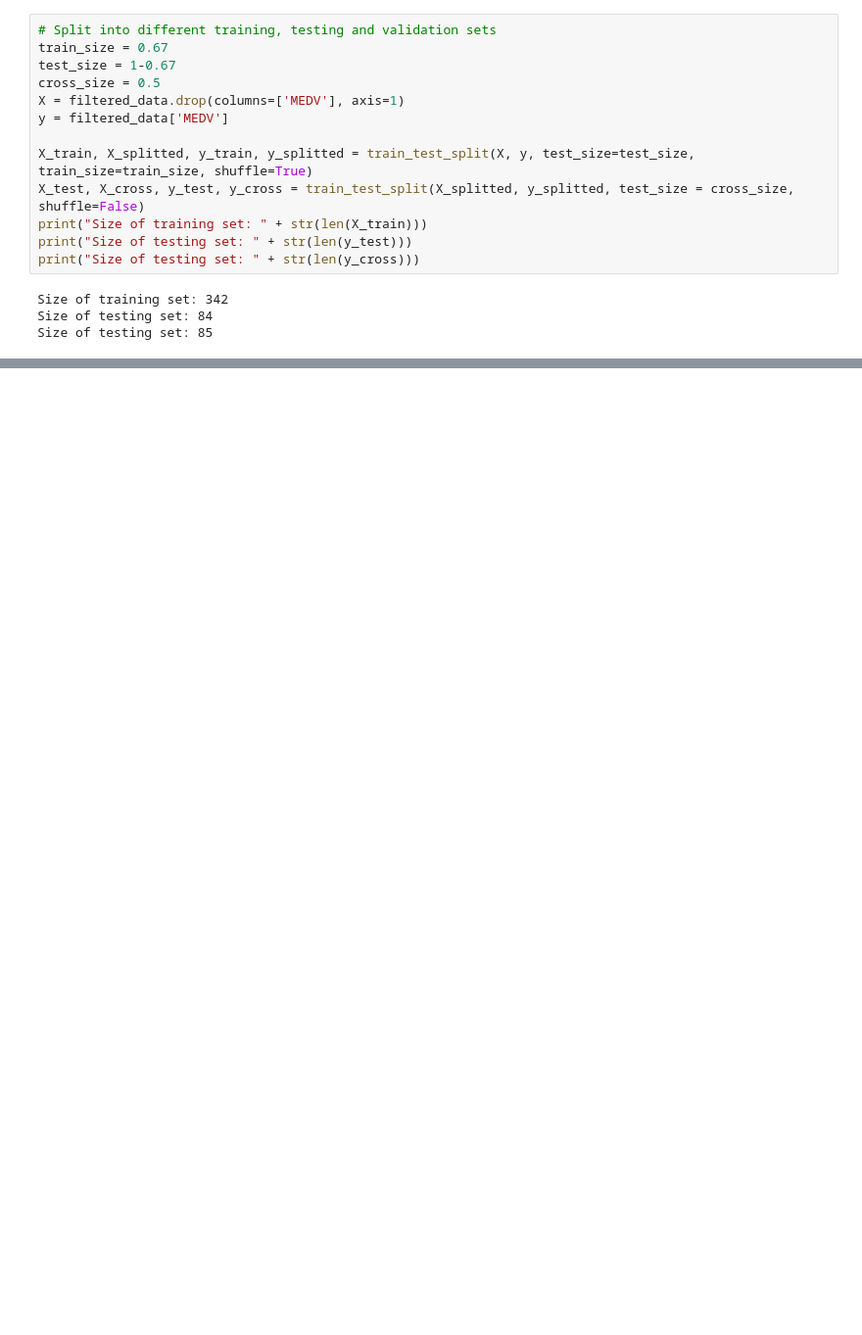
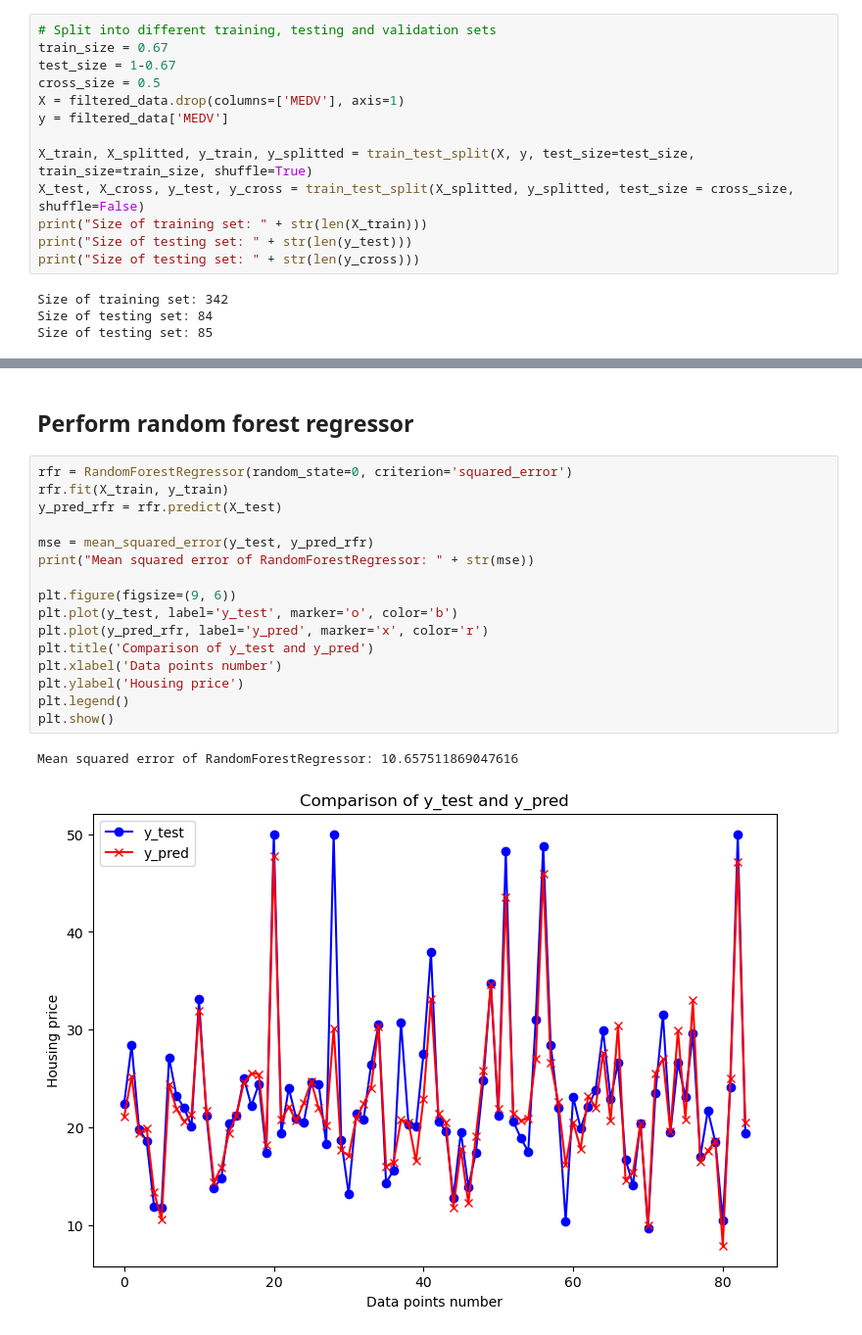
Before and after one commit to olliglorioso/linear-lasso-and-rf-regressors, a Jupyter notebook: Project.ipynb, the cells around one changed output, grey strips where cells are left out. Shown at 98% size. Saved outputs shown, nothing was run; the diff lists cells and outputs as text; blank space fills up the shorter version.

```diff
--- a/Project.ipynb
+++ b/Project.ipynb
@@ -127,0 +149,21 @@ Mean squared error: 58.15591606802017
+# %% [markdown]
+## Perform random forest regressor
+# %%
+rfr = RandomForestRegressor(random_state=0, criterion='squared_error')
+rfr.fit(X_train, y_train)
+y_pred_rfr = rfr.predict(X_test)
+
+mse = mean_squared_error(y_test, y_pred_rfr)
+print("Mean squared error of RandomForestRegressor: " + str(mse))
+
+plt.figure(figsize=(9, 6))
+plt.plot(y_test, label='y_test', marker='o', color='b')
+plt.plot(y_pred_rfr, label='y_pred', marker='x', color='r')
+plt.title('Comparison of y_test and y_pred')
+plt.xlabel('Data points number')
+plt.ylabel('Housing price')
+plt.legend()
+plt.show()
+# %% [output]
+Mean squared error of RandomForestRegressor: 10.657511869047616
+[figure, added]
```
Also changed, not shown: parts of 5 cells of this notebook.
